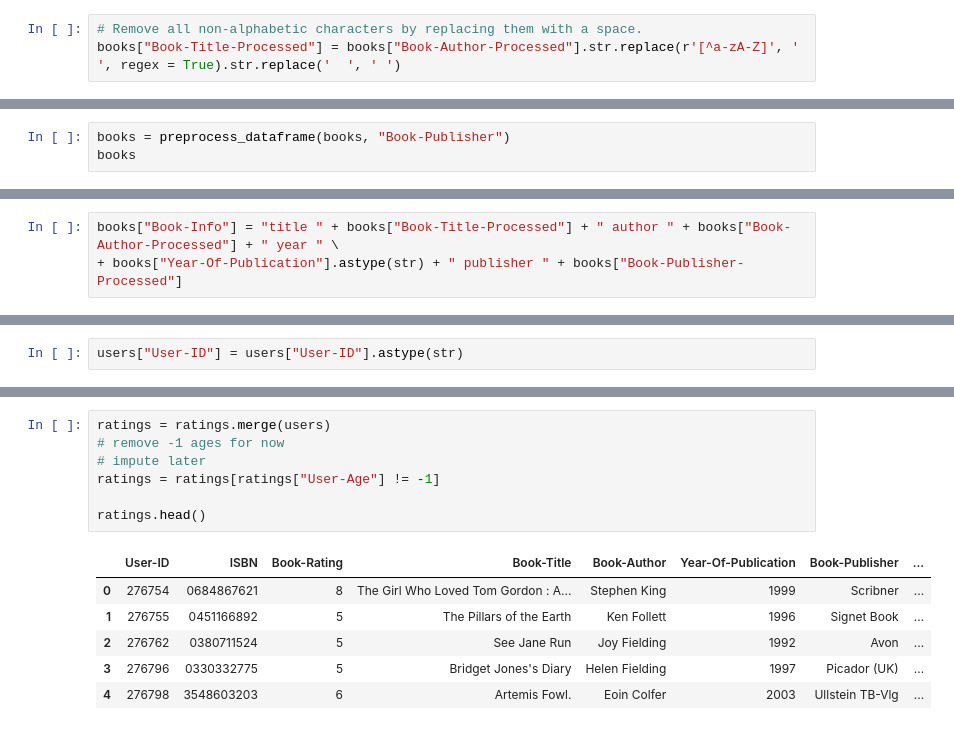
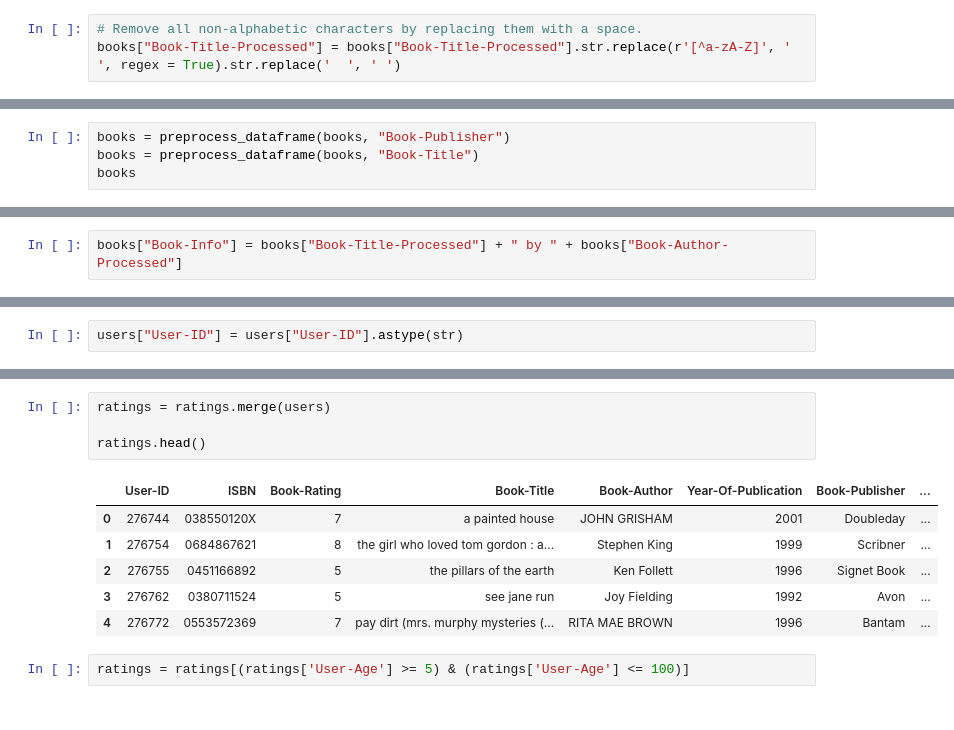
Before and after one commit to caseynator123/EDP_assigment2, a Jupyter notebook: eda/eda.ipynb, the cells around one changed output, grey strips where cells are left out. Drawn from its saved outputs; the diff is of its cells as text.

```diff
--- a/eda/eda.ipynb
+++ b/eda/eda.ipynb
@@ -477,7 +477,7 @@ books[books["Book-Title"].str.contains("1984")]
 books["Book-Title-Processed"] = books["Book-Title"].str.lower()
 # %%
 # Remove all non-alphabetic characters by replacing them with a space.
-books["Book-Title-Processed"] = books["Book-Author-Processed"].str.replace(r'[^a-zA-Z]', ' ', regex = True).str.replace('  ', ' ')
+books["Book-Title-Processed"] = books["Book-Title-Processed"].str.replace(r'[^a-zA-Z]', ' ', regex = True).str.replace('  ', ' ')
 # %%
 def preprocess_text(text):
 
@@ -504,6 +504,7 @@ def preprocess_dataframe(df, column_name):
     return df
 # %%
 books = preprocess_dataframe(books, "Book-Publisher")
+books = preprocess_dataframe(books, "Book-Title")
 books
 # %% [output]
 |  | ISBN | Book-Title | Book-Author | Year-Of-Publication | Book-Publisher | Book-Author-Processed | ... |
@@ -520,8 +521,7 @@ books
 | 18184 | 0394757645 | trouble is my business (vintage c... | Raymond Chandler | 1992 | Vintage Books USA | raymond chandler | ... |
 18185 rows × 8 columns
 # %%
-books["Book-Info"] = "title " + books["Book-Title-Processed"] + " author " + books["Book-Author-Processed"] + " year " \
-+ books["Year-Of-Publication"].astype(str) + " publisher " + books["Book-Publisher-Processed"]
+books["Book-Info"] = books["Book-Title-Processed"] + " by " + books["Book-Author-Processed"]
 # %%
 # vectorizing the book info column using TFidf Vectorizer
 from sklearn.feature_extraction.text import CountVectorizer, TfidfVectorizer
@@ -1105,14 +1128,13 @@ users["User-ID"] = users["User-ID"].astype(str)
 # %%
 ratings = ratings.merge(users)
-# remove -1 ages for now
-# impute later
-ratings = ratings[ratings["User-Age"] != -1]
 
 ratings.head()
 # %% [output]
 |  | User-ID | ISBN | Book-Rating | Book-Title | Book-Author | Year-Of-Publication | Book-Publisher | ... |
-| 0 | 276754 | 0684867621 | 8 | The Girl Who Loved Tom Gordon : A... | Stephen King | 1999 | Scribner | ... |
-| 1 | 276755 | 0451166892 | 5 | The Pillars of the Earth | Ken Follett | 1996 | Signet Book | ... |
-| 2 | 276762 | 0380711524 | 5 | See Jane Run | Joy Fielding | 1992 | Avon | ... |
-| 3 | 276796 | 0330332775 | 5 | Bridget Jones's Diary | Helen Fielding | 1997 | Picador (UK) | ... |
-| 4 | 276798 | 3548603203 | 6 | Artemis Fowl. | Eoin Colfer | 2003 | Ullstein TB-Vlg | ... |
+| 0 | 276744 | 038550120X | 7 | a painted house | JOHN GRISHAM | 2001 | Doubleday | ... |
+| 1 | 276754 | 0684867621 | 8 | the girl who loved tom gordon : a... | Stephen King | 1999 | Scribner | ... |
+| 2 | 276755 | 0451166892 | 5 | the pillars of the earth | Ken Follett | 1996 | Signet Book | ... |
+| 3 | 276762 | 0380711524 | 5 | see jane run | Joy Fielding | 1992 | Avon | ... |
+| 4 | 276772 | 0553572369 | 7 | pay dirt (mrs. murphy mysteries (... | RITA MAE BROWN | 1996 | Bantam | ... |
+# %%
+ratings = ratings[(ratings['User-Age'] >= 5) & (ratings['User-Age'] <= 100)]
```
Also changed, not shown: parts of 40 cells of this notebook, 1 other file.
